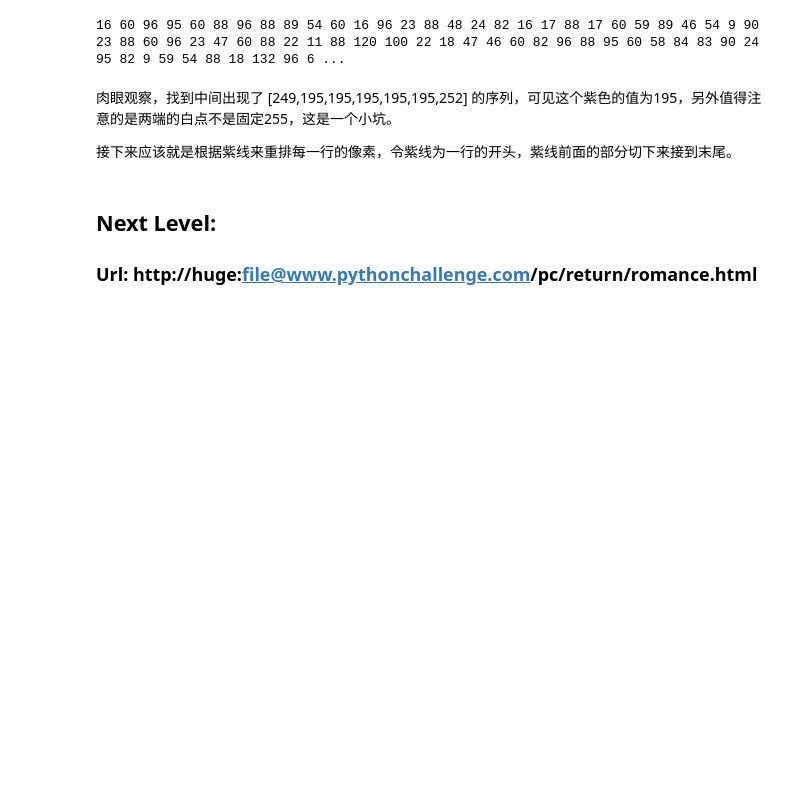
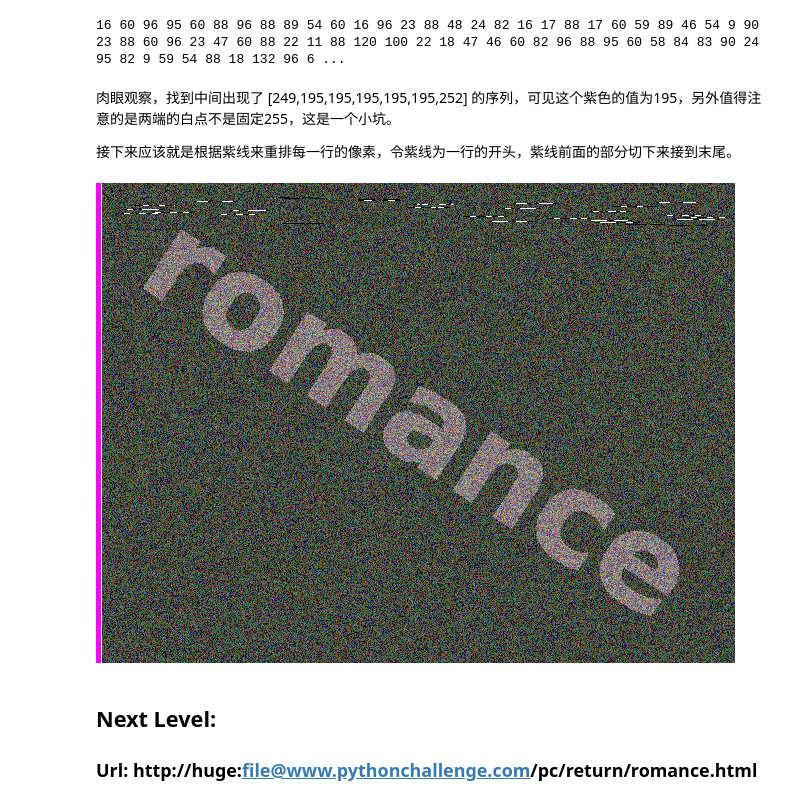
Before and after one commit to HarbingerLeo/The-Python-Challenge, a Jupyter notebook: 16.ipynb, the cells around one changed output. Drawn from its saved outputs; the diff is of its cells as text; code cells hidden in the pictures; blank space fills up the shorter version.

```diff
--- a/16.ipynb
+++ b/16.ipynb
@@ -34,6 +36,16 @@ for x in range(300, 600):
 肉眼观察，找到中间出现了 [249,195,195,195,195,195,252] 的序列，可见这个紫色的值为195，另外值得注意的是两端的白点不是固定255，这是一个小坑。
 
 接下来应该就是根据紫线来重排每一行的像素，令紫线为一行的开头，紫线前面的部分切下来接到末尾。
+# %%
+for y in range(480):
+    line = [im.getpixel((x, y)) for x in range(640)]
+    purple = line.index(195)
+    line = line[purple:]+line[:purple]
+    for x, pixel in enumerate(line):
+        im.putpixel((x, y), pixel)
+display(im)
+# %% [output]
+[figure, added]
 # %% [markdown]
 ## Next Level:
 
```
Also changed, not shown: parts of 1 cell of this notebook.
